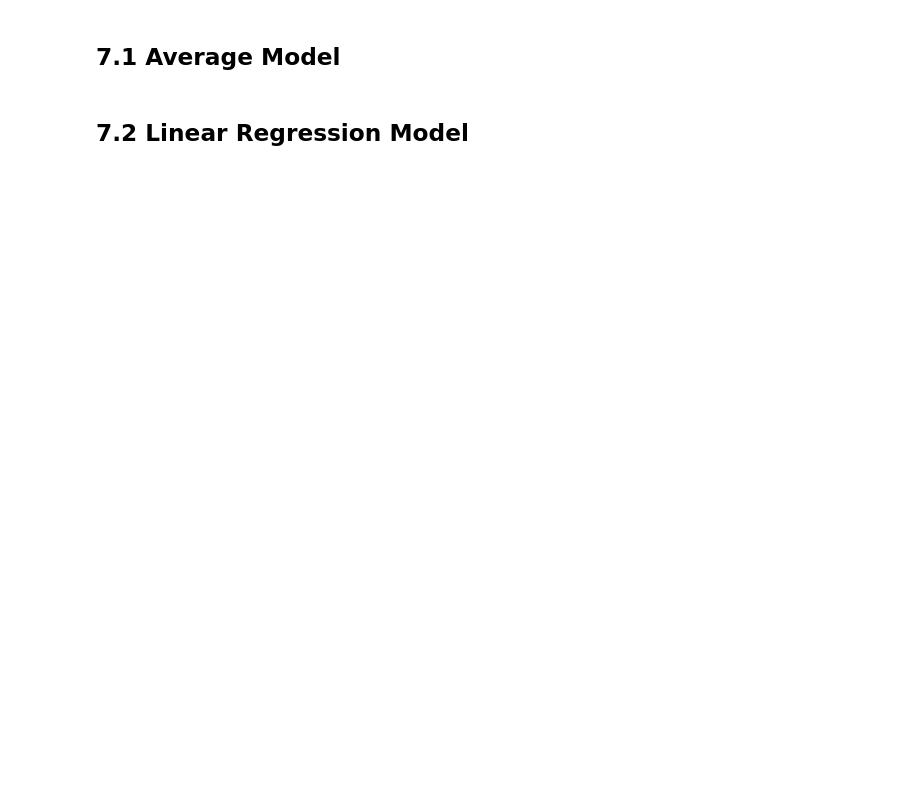
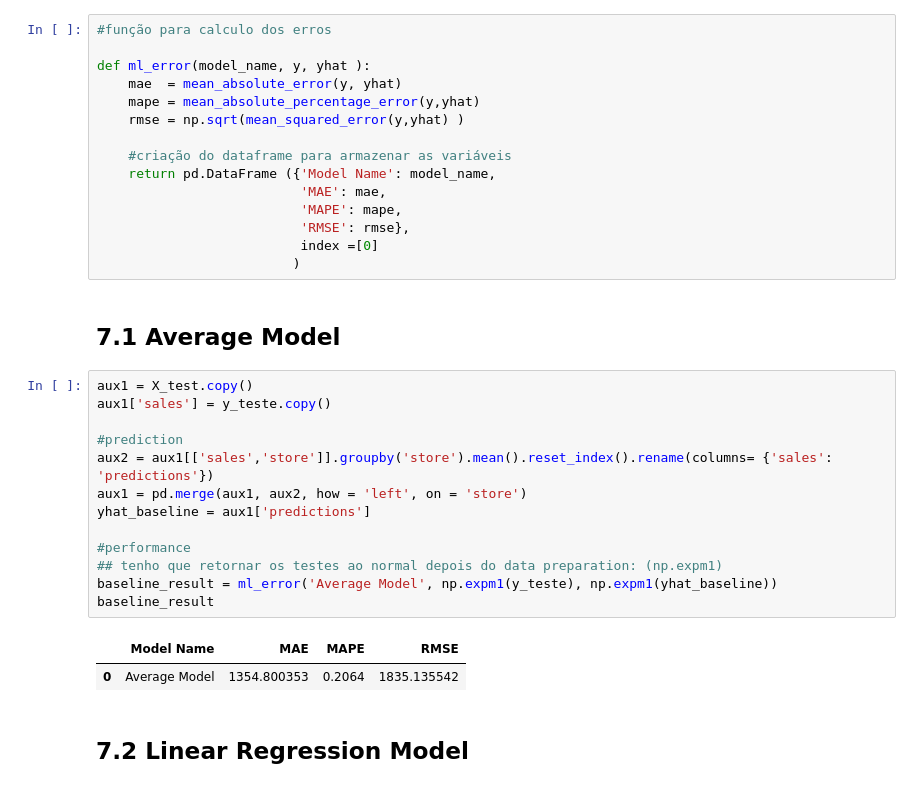
Before and after one commit to WillNery/ds_em_producao, a Jupyter notebook: ds_em_producao.ipynb, the cells around one changed output. Saved outputs shown, nothing was run; the diff lists cells and outputs as text; blank space fills up the shorter version.

Commit message:
modeling machine learning

```diff
--- a/ds_em_producao.ipynb
+++ b/ds_em_producao.ipynb
@@ -1312,4 +1316,35 @@ X_test = x_teste[cols_selected_boruta]
+# %%
+#função para calculo dos erros
+
+def ml_error(model_name, y, yhat ):
+    mae  = mean_absolute_error(y, yhat)
+    mape = mean_absolute_percentage_error(y,yhat)
+    rmse = np.sqrt(mean_squared_error(y,yhat) )
+
+    #criação do dataframe para armazenar as variáveis
+    return pd.DataFrame ({'Model Name': model_name,
+                          'MAE': mae,
+                          'MAPE': mape,
+                          'RMSE': rmse},
+                          index =[0]
+                         )
 # %% [markdown]
 ## 7.1 Average Model
+# %%
+aux1 = X_test.copy()
+aux1['sales'] = y_teste.copy()
+
+#prediction
+aux2 = aux1[['sales','store']].groupby('store').mean().reset_index().rename(columns= {'sales': 'predictions'})
+aux1 = pd.merge(aux1, aux2, how = 'left', on = 'store')
+yhat_baseline = aux1['predictions']
+
+#performance
+## tenho que retornar os testes ao normal depois do data preparation: (np.expm1)
+baseline_result = ml_error('Average Model', np.expm1(y_teste), np.expm1(yhat_baseline))
+baseline_result
+# %% [output]
+|  | Model Name | MAE | MAPE | RMSE |
+| 0 | Average Model | 1354.800353 | 0.2064 | 1835.135542 |
 # %% [markdown]
 ## 7.2 Linear Regression Model
```
Also changed, not shown: parts of 8 cells of this notebook.
